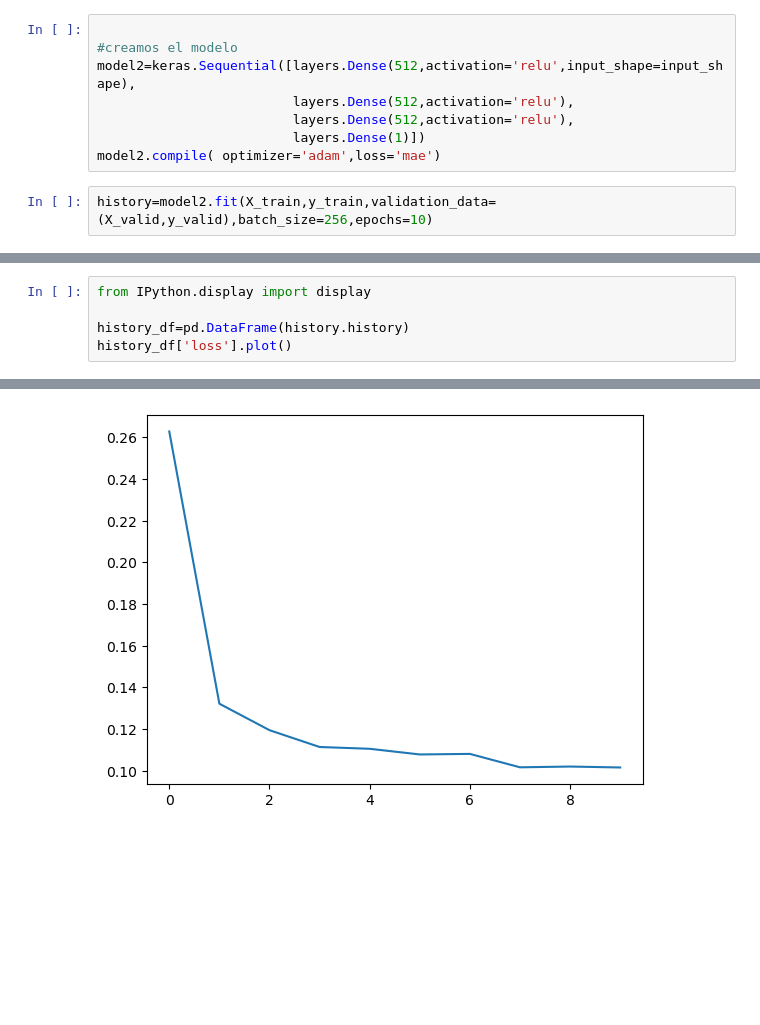
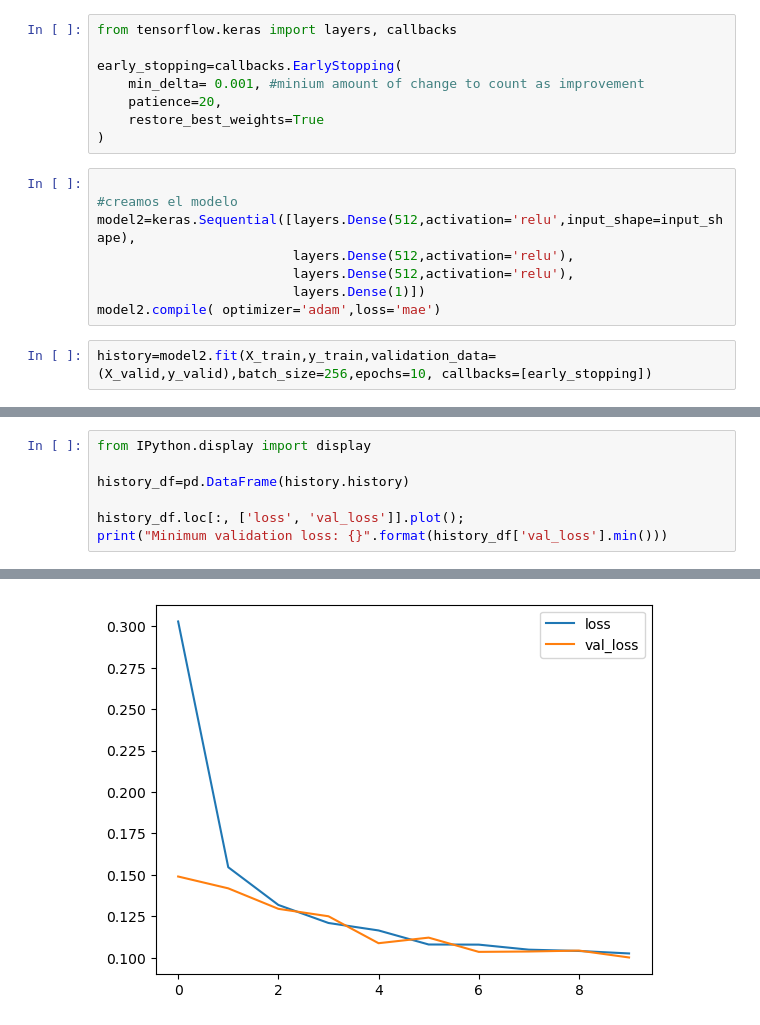
Before and after one commit to ingvamartinez/EstudioML, a Jupyter notebook: notebooks/09.DeepLearning.ipynb, the cells around one changed output, grey strips where cells are left out. Cells and saved outputs as stored; diff of their text form; blank space fills up the shorter version.

```diff
--- a/notebooks/09.DeepLearning.ipynb
+++ b/notebooks/09.DeepLearning.ipynb
@@ -71,6 +73,14 @@ X_train=df_train.drop('quality',axis=1)
 X_valid=df_valid.drop('quality',axis=1)
 y_train=df_train['quality']
 y_valid=df_valid['quality']
+# %%
+from tensorflow.keras import layers, callbacks
+
+early_stopping=callbacks.EarlyStopping(
+    min_delta= 0.001, #minium amount of change to count as improvement
+    patience=20,
+    restore_best_weights=True
+)
 # %%
 
 #creamos el modelo
@@ -80,6 +90,6 @@ model2=keras.Sequential([layers.Dense(512,activation='relu',input_shape=input_sh
                          layers.Dense(1)])
 model2.compile( optimizer='adam',loss='mae')
 # %%
-history=model2.fit(X_train,y_train,validation_data=(X_valid,y_valid),batch_size=256,epochs=10)
+history=model2.fit(X_train,y_train,validation_data=(X_valid,y_valid),batch_size=256,epochs=10, callbacks=[early_stopping])
 # %% [output]
 Epoch 1/10
@@ -106,5 +116,7 @@ Epoch 10/10
 from IPython.display import display
 
 history_df=pd.DataFrame(history.history)
-history_df['loss'].plot()
+
+history_df.loc[:, ['loss', 'val_loss']].plot();
+print("Minimum validation loss: {}".format(history_df['val_loss'].min()))
 # %% [output]
@@ -112 +124 @@ history_df['loss'].plot()
-[figure, old version]
+[figure, new version]
```
Also changed, not shown: parts of 5 cells of this notebook, 2 other files.
